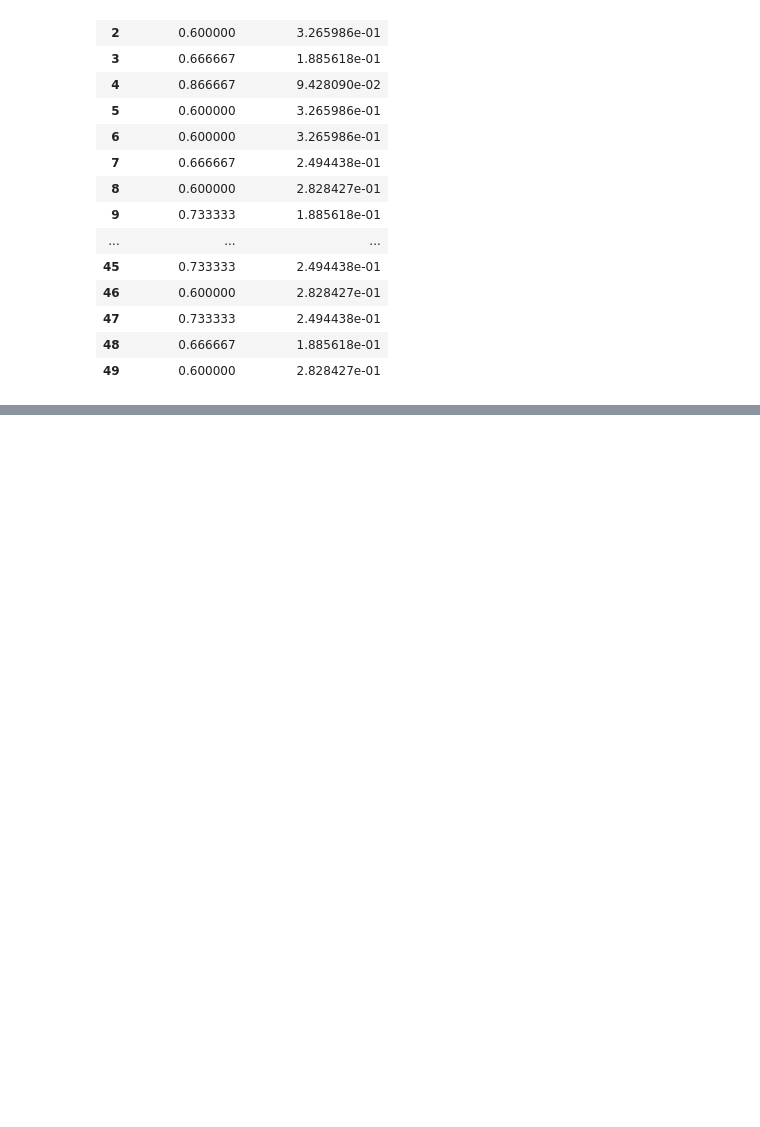
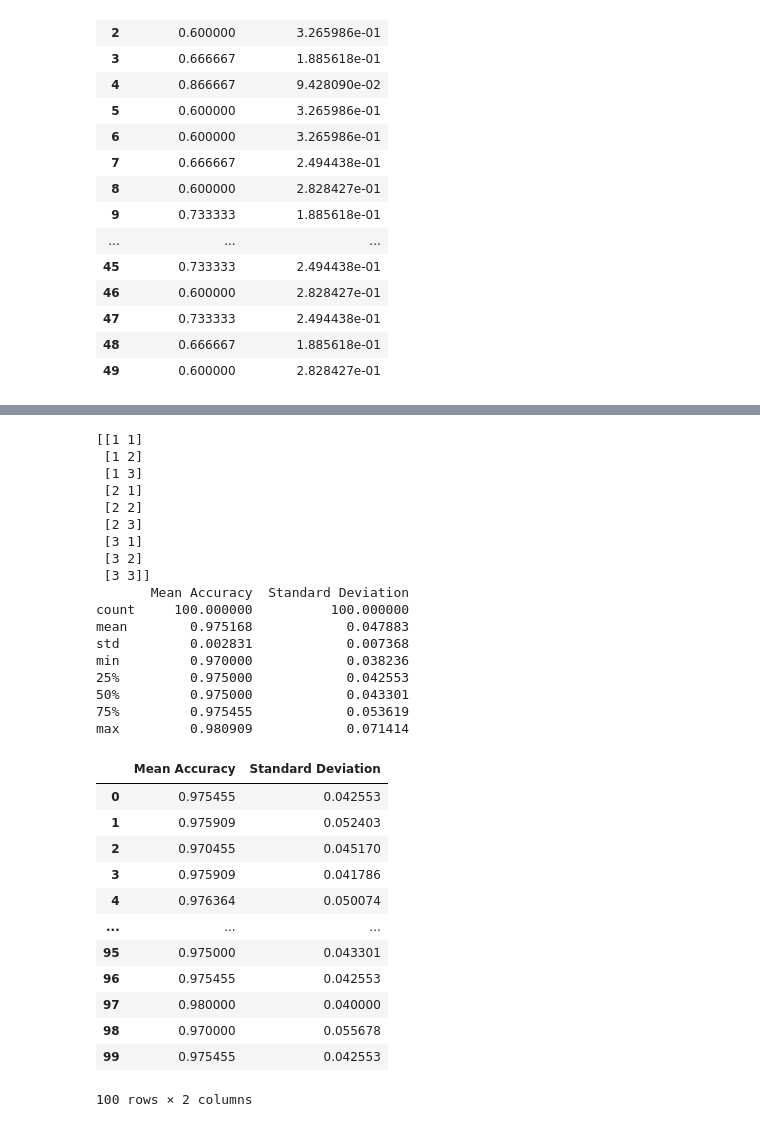
Before and after one commit to papandreas42/MLforHoney, a Jupyter notebook: wavelet_decomposition.ipynb, the cells around one changed output, grey strips where cells are left out. Drawn from its saved outputs; the diff is of its cells as text; code cells hidden in the pictures; blank space fills up the shorter version.

```diff
--- a/wavelet_decomposition.ipynb
+++ b/wavelet_decomposition.ipynb
@@ -427,26 +454,14 @@ plt.imshow(np.asarray(a[2][1]))
 TypeError: object of type 'TiffImageFile' has no len()
 # %% [markdown]
 # Balancing classes and cross validating SVM
-# %%
-#cross-validate n most populated classes
-def balance_and_cv(n_most_populated_classes):
-    A=balance_classes(n_most_populated_classes).to_numpy()
-    x=A[:,:-1]
-    y=A[:,-1]
-
-    model=pipeline.Pipeline((\
-                             ("scaler",StandardScaler() ),\
-                             ("svm_clf", svm.SVC(kernel='rbf', gamma=0.01, C=1, decision_function_shape='ovo'))\
-                            ))
-
-    scores = cross_val_score(model, x, y, cv=3)
-    return scores
 # %%
 #2 balanced classes wt=db4 levels=5 dist=Stable
 results=pd.DataFrame(columns=["Mean Accuracy", "Standard Deviation"])
-larger_classes, df = get_larger_classes("dist_paramsSelect wt=db4 levels=5 dist=Stable.mat", 2)
+larger_classes, df = get_larger_classes("D:\\Work and uni\\University\\ML for food authentication\\Results_fitting\\dist_paramsSelect\\" ,\
+                                        "dist_paramsSelect wt=db4 levels=5 dist=Stable.mat",\
+                                        2)
 for i in range(20):
-    scores=balance_and_cv(larger_classes)
+    scores=balance_and_cv(larger_classes, 3)
     results = results.append(pd.DataFrame({"Mean Accuracy":[scores.mean()], "Standard Deviation":[scores.std()]}), ignore_index=True)
 
 print(results.describe())
@@ -485,9 +500,11 @@ max         1.000000            0.282843
 # %%
 #2 balanced classes wt=db4 levels=3 dist=Stable
 results=pd.DataFrame(columns=["Mean Accuracy", "Standard Deviation"])
-larger_classes, df = get_larger_classes("dist_paramsSelect wt=db4 levels=3 dist=Stable.mat", 2)
+larger_classes, df = get_larger_classes("D:\\Work and uni\\University\\ML for food authentication\\Results_fitting\\dist_paramsSelect\\" ,\
+                                        "dist_paramsSelect wt=db4 levels=3 dist=Stable.mat",\
+                                        2)
 for i in range(20):
-    scores=balance_and_cv(larger_classes)
+    scores=balance_and_cv(larger_classes, 3)
     results = results.append(pd.DataFrame({"Mean Accuracy":[scores.mean()], "Standard Deviation":[scores.std()]}), ignore_index=True)
 
 print(results.describe())
@@ -748,0 +801,44 @@ max         0.866667        3.771236e-01
+# %%
+#2 most populated classes wt=db4 levels=3 Normal
+results=pd.DataFrame(columns=["Mean Accuracy", "Standard Deviation"])
+larger_classes, df = get_larger_classes("E:\\Backups\\Work&Uni\\University\\ML for food authentication\\Results_fitting\\dist_paramsSelect\\New Images\\", \
+                                        "dist_paramsSelect wt=db4 levels=3 dist=Normal.mat", \
+                                        2)
+for i in range(100):
+    scores=balance_and_cv(larger_classes, 20)
+    results = results.append(pd.DataFrame({"Mean Accuracy":[scores.mean()], "Standard Deviation":[scores.std()]}), ignore_index=True)
+
+print(results.describe())
+results
+# %% [output]
+[[1 1]
+ [1 2]
+ [1 3]
+ [2 1]
+ [2 2]
+ [2 3]
+ [3 1]
+ [3 2]
+ [3 3]]
+       Mean Accuracy  Standard Deviation
+count     100.000000          100.000000
+mean        0.975168            0.047883
+std         0.002831            0.007368
+min         0.970000            0.038236
+25%         0.975000            0.042553
+50%         0.975000            0.043301
+75%         0.975455            0.053619
+max         0.980909            0.071414
+|  | Mean Accuracy | Standard Deviation |
+| 0 | 0.975455 | 0.042553 |
+| 1 | 0.975909 | 0.052403 |
+| 2 | 0.970455 | 0.045170 |
+| 3 | 0.975909 | 0.041786 |
+| 4 | 0.976364 | 0.050074 |
+| ... | ... | ... |
+| 95 | 0.975000 | 0.043301 |
+| 96 | 0.975455 | 0.042553 |
+| 97 | 0.980000 | 0.040000 |
+| 98 | 0.970000 | 0.055678 |
+| 99 | 0.975455 | 0.042553 |
+100 rows × 2 columns
```
Also changed, not shown: parts of 16 cells of this notebook, 2 other files.
